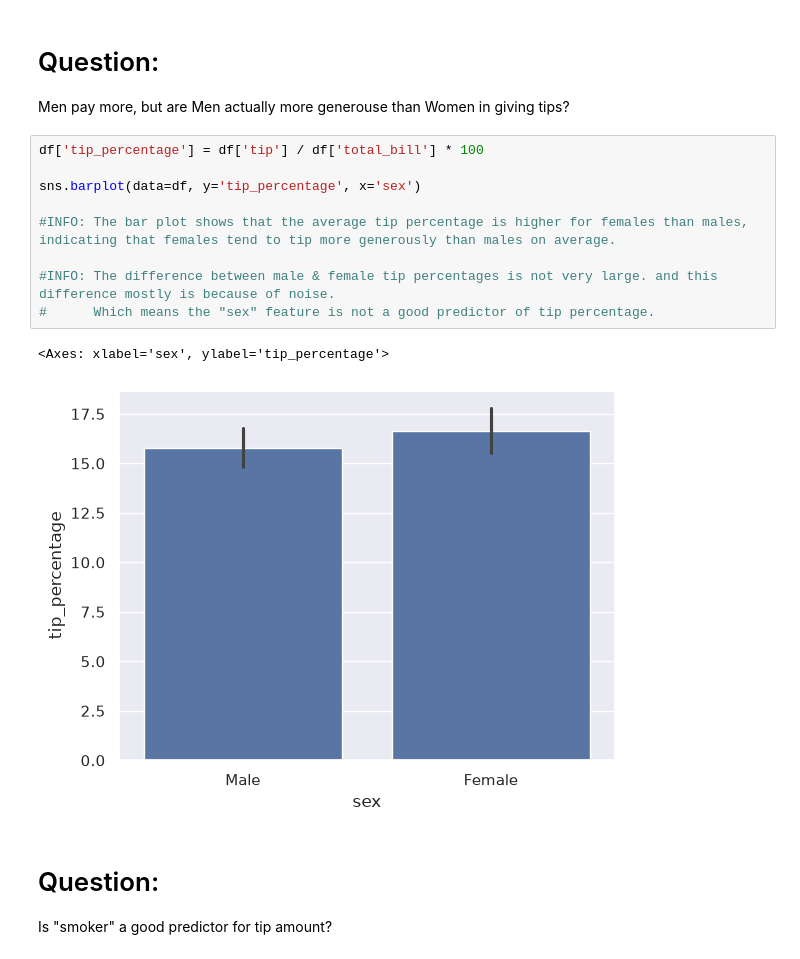
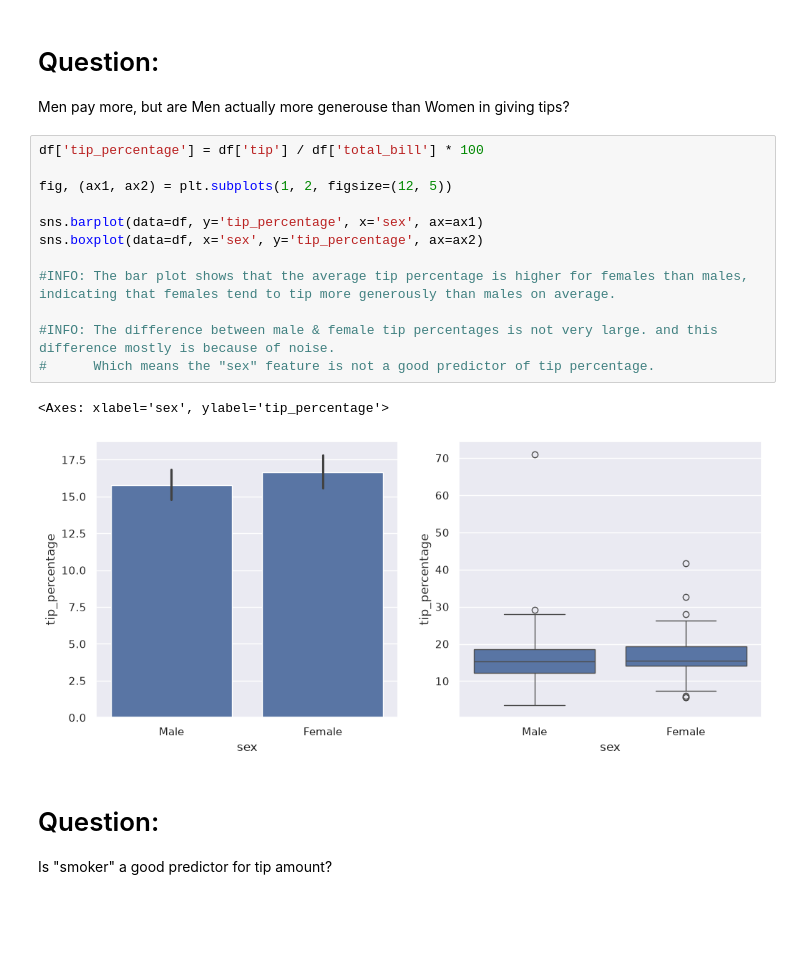
Before and after one commit to amir-razmi/tips-dataset-regression, a Jupyter notebook: notebooks/3-multivariate-data-analysis.ipynb, the cells around one changed output. Cells and saved outputs as stored; diff of their text form; blank space fills up the shorter version.

Commit message:
fix: fix a ruined plot

```diff
--- a/notebooks/3-multivariate-data-analysis.ipynb
+++ b/notebooks/3-multivariate-data-analysis.ipynb
@@ -51,15 +51,18 @@ Men pay more, but are Men actually more generouse than Women in giving tips?
 # %%
 df['tip_percentage'] = df['tip'] / df['total_bill'] * 100
 
-sns.barplot(data=df, y='tip_percentage', x='sex')
+fig, (ax1, ax2) = plt.subplots(1, 2, figsize=(12, 5))
+
+sns.barplot(data=df, y='tip_percentage', x='sex', ax=ax1)
+sns.boxplot(data=df, x='sex', y='tip_percentage', ax=ax2)
 
 #INFO: The bar plot shows that the average tip percentage is higher for females than males, indicating that females tend to tip more generously than males on average.
 
 #INFO: The difference between male & female tip percentages is not very large. and this difference mostly is because of noise.
 #      Which means the "sex" feature is not a good predictor of tip percentage.
 # %% [output]
 <Axes: xlabel='sex', ylabel='tip_percentage'>
-[figure, old version]
+[figure, new version]
 # %% [markdown]
 # Question:
 Is "smoker" a good predictor for tip amount?
```
Also changed, not shown: parts of 2 cells of this notebook.
